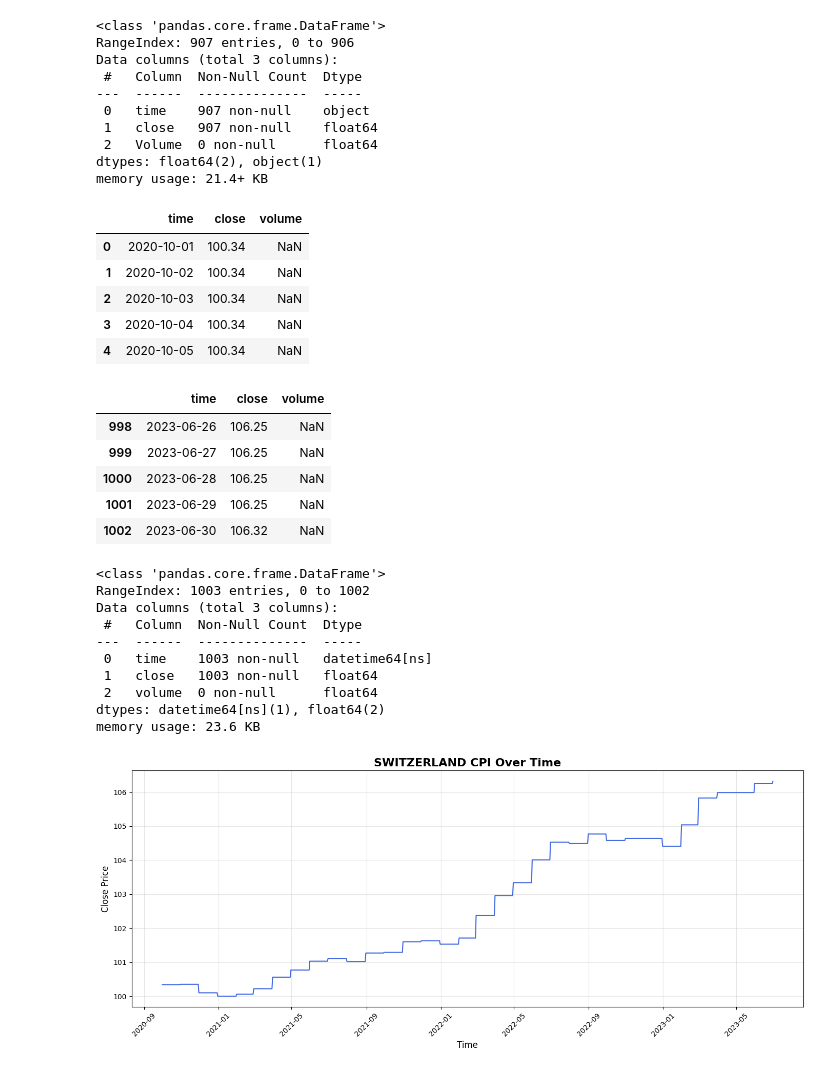
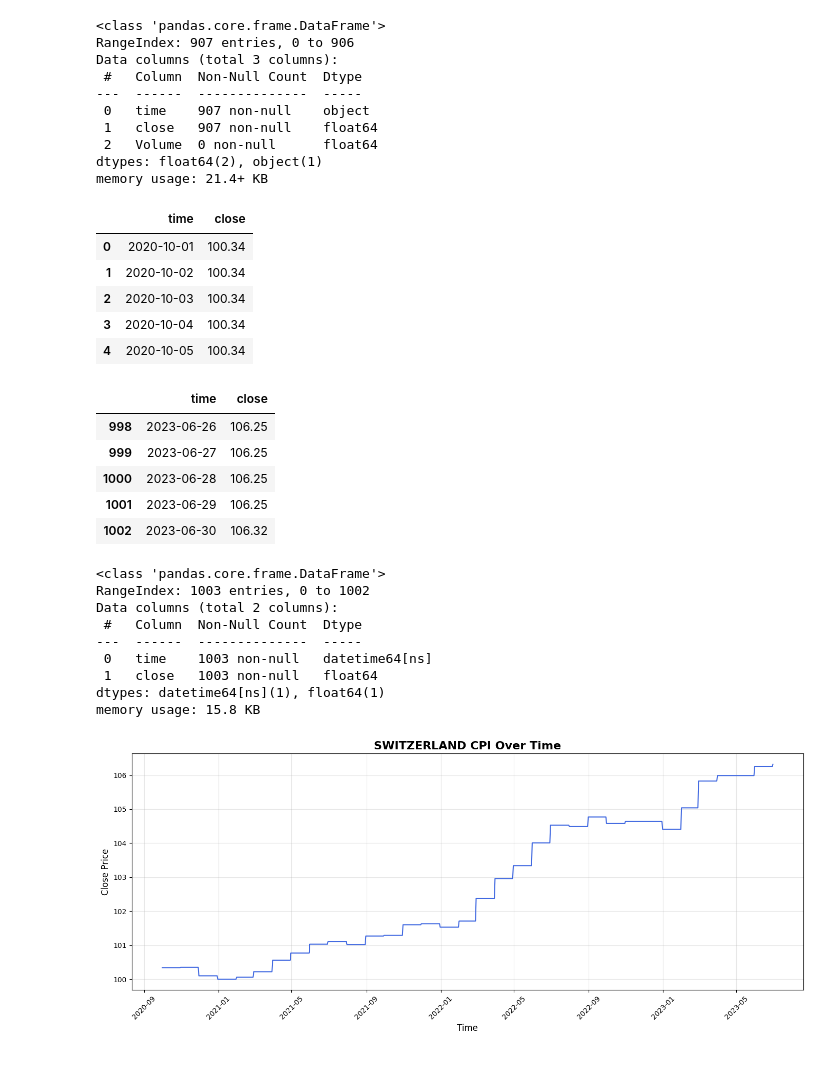
Before and after one commit to nguyenlog205/tmh2025-vong2, a Jupyter notebook: notebook/Make_Sliver_Data.ipynb, the cells around one changed output. Drawn from its saved outputs; the diff is of its cells as text; code cells hidden in the pictures.

```diff
--- a/notebook/Data_Processing_and_Visualization.ipynb
+++ b/notebook/Make_Sliver_Data.ipynb
@@ -1008,61 +1008,59 @@ dtypes: float64(2), object(1)
 memory usage: 21.4+ KB
 # %%
 # Chọn cột cần thiết
-df_sliver = df[["time", "close", "Volume"]].copy()
-df_sliver = df_sliver.rename(columns={"Volume": "volume"})
+df_sliver = df[["time", "close"]].copy()
 df_sliver['time'] = pd.to_datetime(df_sliver['time'])
 
 # Lọc trong khoảng
 df_sliver = df_sliver[(df_sliver['time'] >= start_day) & (df_sliver['time'] <= end_day)]
 
 # Đặt index
 df_sliver = df_sliver.set_index("time")
 
 # Reindex với full calendar
 full_index = pd.date_range(start=start_day, end=end_day, freq="D")
 df_sliver = df_sliver.reindex(full_index)
 
 # --- Fix giá trị cho ngày start_day ---
 # Lấy dữ liệu ngày trước start_day
 prev_row = df[df['time'] < start_day].sort_values(by="time").iloc[-1]
-df_sliver.loc[pd.to_datetime(start_day), ["close", "volume"]] = [prev_row["close"], prev_row["Volume"]]
+df_sliver.loc[pd.to_datetime(start_day), ["close"]] = [prev_row["close"]]
 
 # Ffill cho các ngày còn lại (02/07 trở đi)
 df_sliver = df_sliver.ffill()
 
 # Reset index
 df_sliver.index.name = "time"
 df_sliver = df_sliver.reset_index()
 
 df_sliver.sort_values(by='time', inplace=True)
 display(df_sliver.head())
 display(df_sliver.tail())
 # %% [output]
-|  | time | close | volume |
-| 0 | 2020-10-01 | 100.34 | NaN |
-| 1 | 2020-10-02 | 100.34 | NaN |
-| 2 | 2020-10-03 | 100.34 | NaN |
-| 3 | 2020-10-04 | 100.34 | NaN |
-| 4 | 2020-10-05 | 100.34 | NaN |
+|  | time | close |
+| 0 | 2020-10-01 | 100.34 |
+| 1 | 2020-10-02 | 100.34 |
+| 2 | 2020-10-03 | 100.34 |
+| 3 | 2020-10-04 | 100.34 |
+| 4 | 2020-10-05 | 100.34 |
-|  | time | close | volume |
-| 998 | 2023-06-26 | 106.25 | NaN |
-| 999 | 2023-06-27 | 106.25 | NaN |
-| 1000 | 2023-06-28 | 106.25 | NaN |
-| 1001 | 2023-06-29 | 106.25 | NaN |
-| 1002 | 2023-06-30 | 106.32 | NaN |
+|  | time | close |
+| 998 | 2023-06-26 | 106.25 |
+| 999 | 2023-06-27 | 106.25 |
+| 1000 | 2023-06-28 | 106.25 |
+| 1001 | 2023-06-29 | 106.25 |
+| 1002 | 2023-06-30 | 106.32 |
 # %%
 df_sliver.info()
 # %% [output]
 <class 'pandas.core.frame.DataFrame'>
 RangeIndex: 1003 entries, 0 to 1002
-Data columns (total 3 columns):
+Data columns (total 2 columns):
  #   Column  Non-Null Count  Dtype
 ---  ------  --------------  -----
  0   time    1003 non-null   datetime64[ns]
  1   close   1003 non-null   float64
- 2   volume  0 non-null      float64
-dtypes: datetime64[ns](1), float64(2)
-memory usage: 23.6 KB
+dtypes: datetime64[ns](1), float64(1)
+memory usage: 15.8 KB
 # %%
 plt.figure(figsize=(14,6))
 plt.plot(df_sliver['time'], df_sliver['close'], color='royalblue', linewidth=1.5)
```
Also changed, not shown: parts of 10 cells of this notebook, 18 other files.
